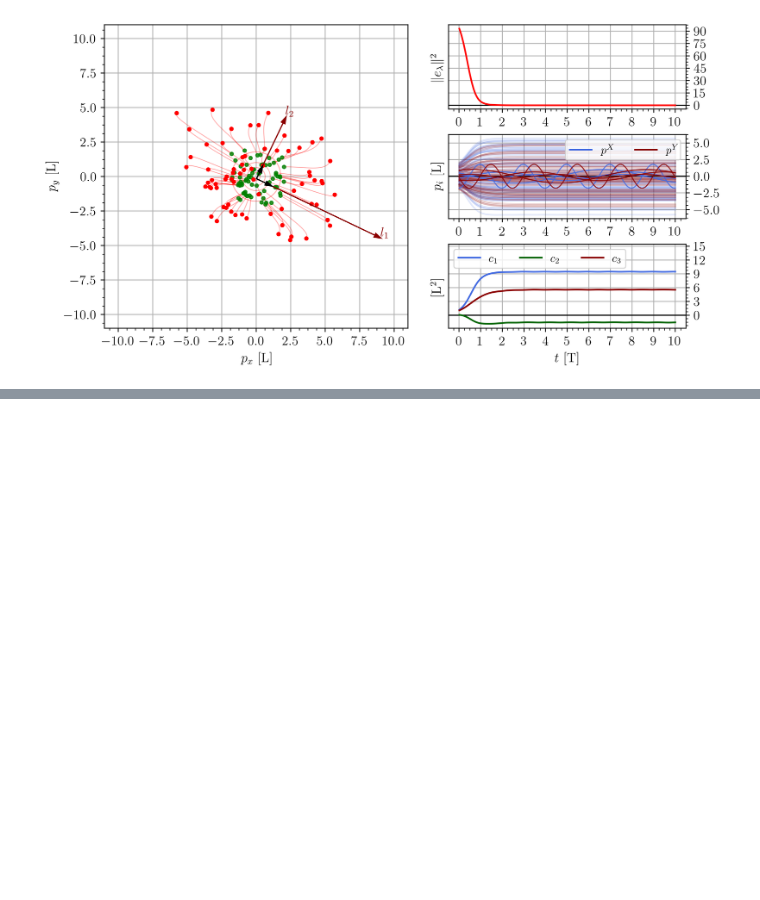
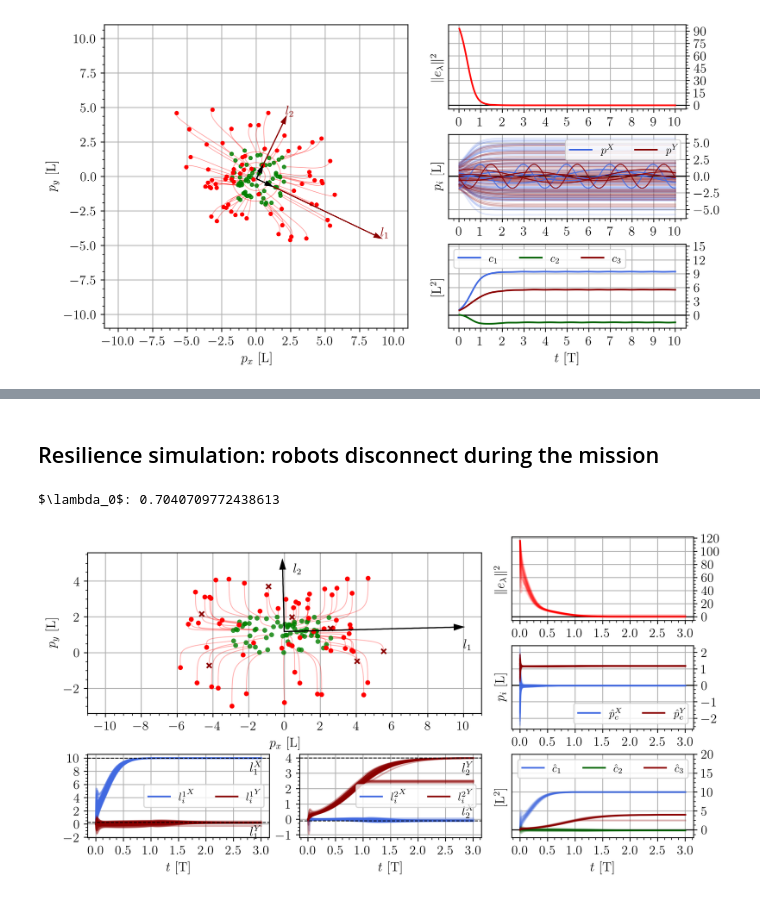
Before and after one commit to Swarm-Systems-Lab/dispersion-formation-control, a Jupyter notebook: notebooks/simulations.ipynb, the cells around one changed output, grey strips where cells are left out. Saved outputs shown, nothing was run; the diff lists cells and outputs as text; code cells hidden in the pictures; blank space fills up the shorter version.

Commit message:
New simulator for the slow-fast system

```diff
--- a/notebooks/simulations.ipynb
+++ b/notebooks/simulations.ipynb
@@ -190,3 +163,27 @@ HTML(anim.to_html5_video()) # It takes a loooot of time...
 Simulating 999 frames...
 Progress:
 [interactive output not drawn]
+# %% [markdown]
+## Resilience simulation: robots disconnect during the mission
+# %%
+# Generate the robots distribution and set the initial positions
+N = 70
+lims = [3, 1]
+rc0 = [0, 1]
+
+p0 = uniform_distrib(N=N, lims=lims, rc0=rc0, seed=2024)
+
+# Generate the graph
+Z = gen_Z_random(N, rounds=3, seed=2024)
+
+# Generating the simulator class
+dt = 0.001
+lambda_d = [10, 4]
+
+sim = SimulatorDistrNew(p0=p0, Z=Z, dt=dt, lambda_d=lambda_d,
+                        ke=0.4, kpc=1, kc=1, epsilon_phat=1/4, epsilon_chat=1/16)
+
+# Graph connectivity (lambda2)
+print(r"$\lambda_0$:", sim.lambda_min)
+# %% [output]
+$\lambda_0$: 0.7040709772438613
@@ -192,0 +202,5 @@ Progress:
+# %%
+# Generate the plot
+plot_resilience_kill(sim, lim=11, dpi=400, figsize=(10,5), t_sep=0.5)
+# %% [output]
+[figure, added]
```
Also changed, not shown: parts of 5 cells of this notebook, 9 other files.
